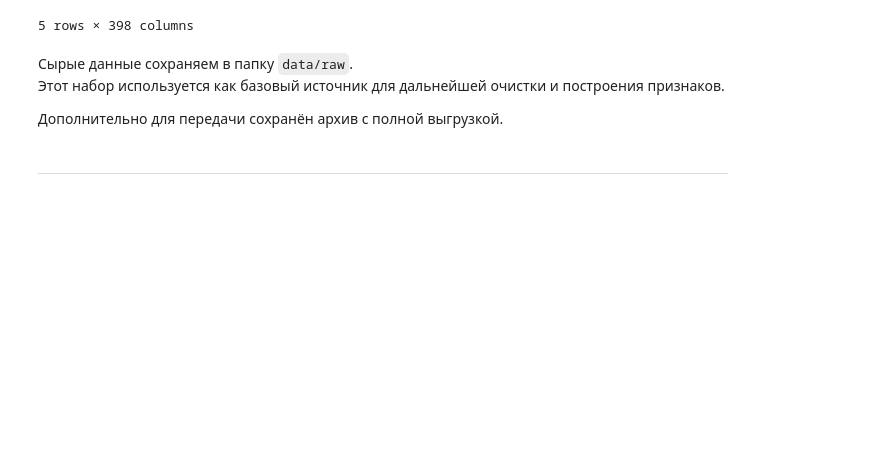
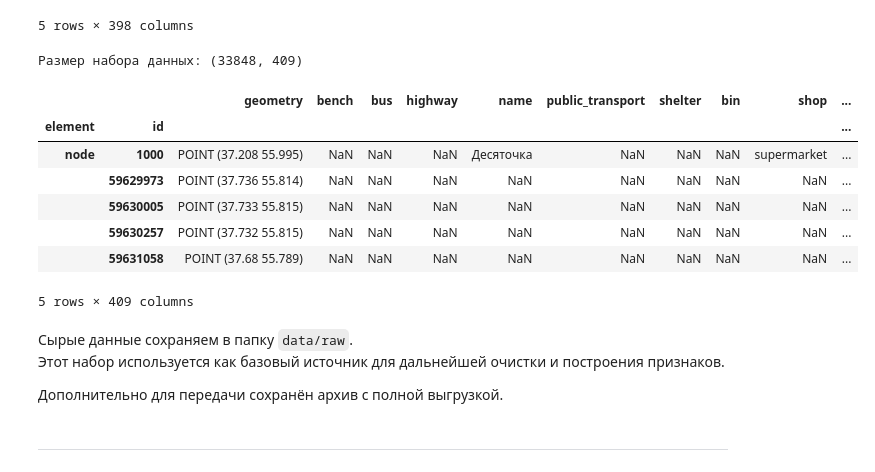
Before and after one commit to antgursky/final-project-atm-analysis, a Jupyter notebook: notebooks/01_data_collection.ipynb, the cells around one changed output. Drawn from its saved outputs; the diff is of its cells as text; code cells hidden in the pictures; blank space fills up the shorter version.

```diff
--- a/notebooks/01_data_collection.ipynb
+++ b/notebooks/01_data_collection.ipynb
@@ -147,6 +155,35 @@ gdf_poi.head()
 |  | 250559783 | POINT (37.418 55.808) | yes | yes | bus_stop | Аллея «Дорога жизни» | platform | yes | yes | NaN | ... |
 |  | 252899807 | POINT (37.665 55.732) | yes | yes | bus_stop | Метро «Пролетарская» | platform | yes | yes | NaN | ... |
 5 rows × 398 columns
+# %%
+import osmnx as ox
+
+# Определяем регион
+place = "Moscow, Russia"
+
+# Теги для выборки POI
+tags = {
+    "shop": ["supermarket", "convenience"],
+    "amenity": ["cafe", "restaurant", "pharmacy"],
+    "highway": "bus_stop",
+    "railway": "subway_entrance",  # входы в метро
+}
+
+# Загружаем все объекты по тегам
+gdf_poi = ox.features_from_place(place, tags)
+
+print("Размер набора данных:", gdf_poi.shape)
+gdf_poi.head()
+# %% [output]
+Размер набора данных: (33848, 409)
+|  |  | geometry | bench | bus | highway | name | public_transport | shelter | bin | shop | ... |
+| element | id |  |  |  |  |  |  |  |  |  | ... |
+| node | 1000 | POINT (37.208 55.995) | NaN | NaN | NaN | Десяточка | NaN | NaN | NaN | supermarket | ... |
+|  | 59629973 | POINT (37.736 55.814) | NaN | NaN | NaN | NaN | NaN | NaN | NaN | NaN | ... |
+|  | 59630005 | POINT (37.733 55.815) | NaN | NaN | NaN | NaN | NaN | NaN | NaN | NaN | ... |
+|  | 59630257 | POINT (37.732 55.815) | NaN | NaN | NaN | NaN | NaN | NaN | NaN | NaN | ... |
+|  | 59631058 | POINT (37.68 55.789) | NaN | NaN | NaN | NaN | NaN | NaN | NaN | NaN | ... |
+5 rows × 409 columns
 # %% [markdown]
 Сырые данные сохраняем в папку `data/raw`.
 Этот набор используется как базовый источник для дальнейшей очистки и построения признаков.
```
Also changed, not shown: parts of 62 cells of this notebook, 2 other files.
